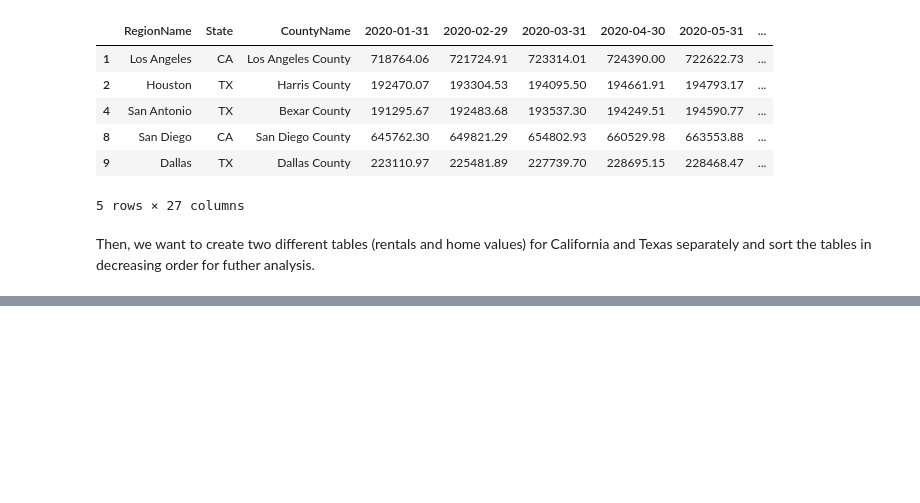
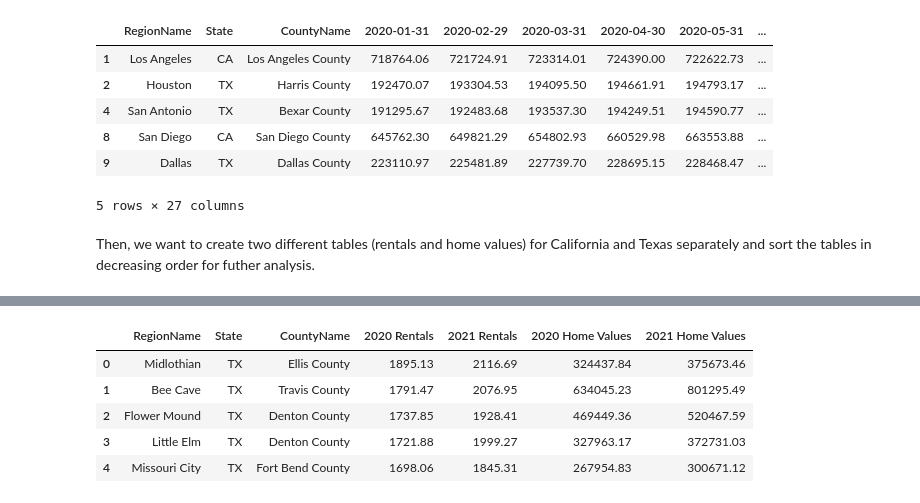
Before and after one commit to ahvuong/COGS108_Data_Science_In_Practice, a Jupyter notebook: DataCheckpointGroup_Sp23_AAA-H.ipynb, the cells around one changed output, grey strips where cells are left out. Saved outputs shown, nothing was run; the diff lists cells and outputs as text; code cells hidden in the pictures; blank space fills up the shorter version.

```diff
--- a/DataCheckpointGroup_Sp23_AAA-H.ipynb
+++ b/DataCheckpointGroup_Sp23_AAA-H.ipynb
@@ -246,3 +256,13 @@ TX_home_values_df.head()
 | 5818 | Highland Park | TX | Dallas County | 1556576.77 | 1829795.60 |
 | 9922 | West Lake Hills | TX | Travis County | 1388718.36 | 1762152.93 |
 | 2471 | University Park | TX | Dallas County | 1369360.37 | 1561514.78 |
+# %%
+TX_housings = pd.merge(TX_rentals_df, TX_home_values_df, on=['RegionName', 'State', 'CountyName'], how='inner')
+TX_housings.head()
+# %% [output]
+|  | RegionName | State | CountyName | 2020 Rentals | 2021 Rentals | 2020 Home Values | 2021 Home Values |
+| 0 | Midlothian | TX | Ellis County | 1895.13 | 2116.69 | 324437.84 | 375673.46 |
+| 1 | Bee Cave | TX | Travis County | 1791.47 | 2076.95 | 634045.23 | 801295.49 |
+| 2 | Flower Mound | TX | Denton County | 1737.85 | 1928.41 | 469449.36 | 520467.59 |
+| 3 | Little Elm | TX | Denton County | 1721.88 | 1999.27 | 327963.17 | 372731.03 |
+| 4 | Missouri City | TX | Fort Bend County | 1698.06 | 1845.31 | 267954.83 | 300671.12 |
```
Also changed, not shown: parts of 5 cells of this notebook.
